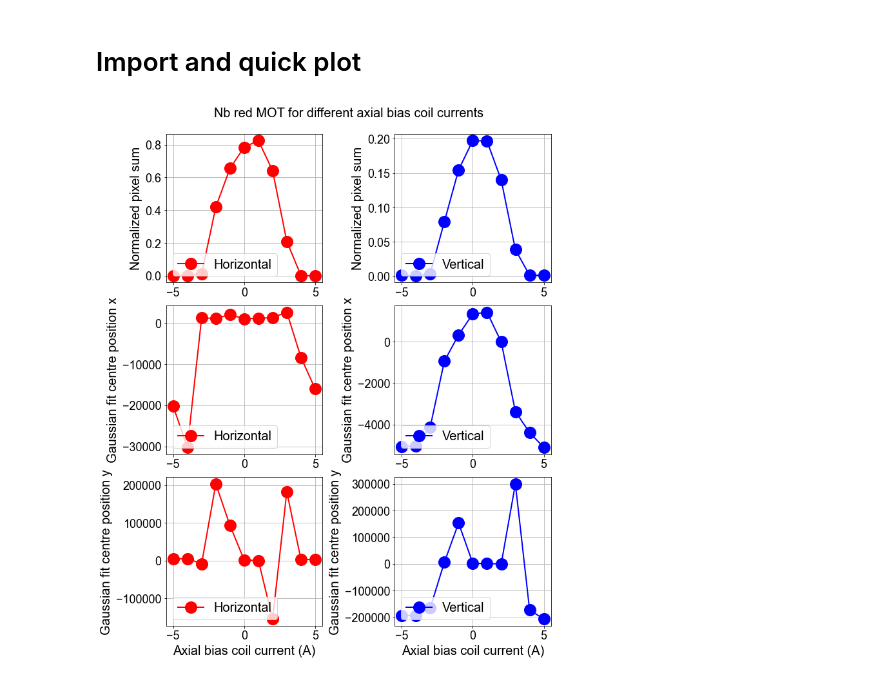
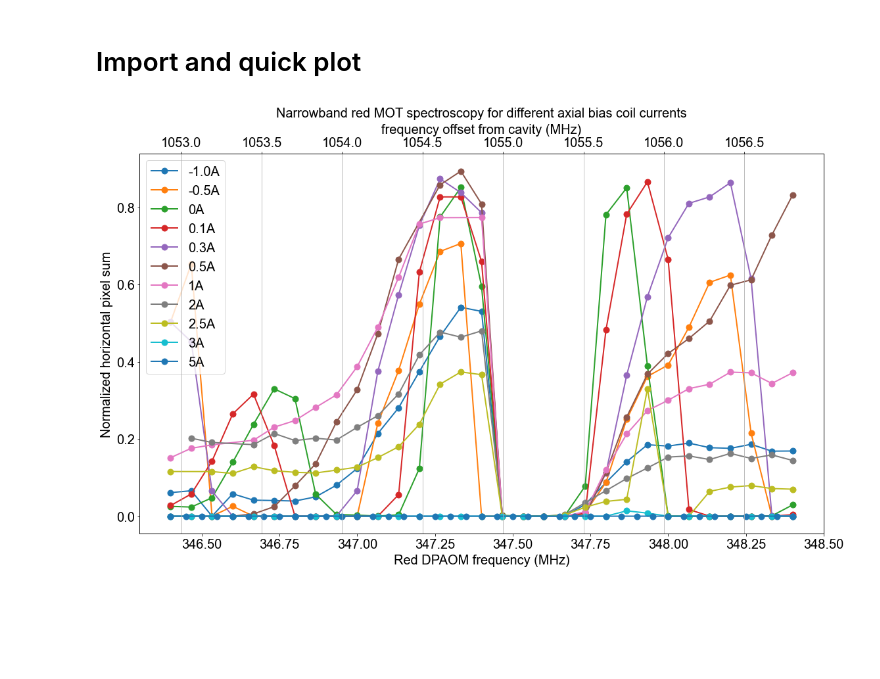
Before and after one commit to hsuchungchuan/Projects, a Jupyter notebook: 241112 NbRedMOTBiasCoilSpectroscopy/Quick_plot.ipynb, the cells around one changed output. Saved outputs shown, nothing was run; the diff lists cells and outputs as text; code cells hidden in the pictures; blank space fills up the shorter version.

Commit message:
241112 Nice plot done

```diff
--- a/241112 NbRedMOTBiasCoilSpectroscopy/Quick_plot.ipynb
+++ b/241112 NbRedMOTBiasCoilSpectroscopy/Quick_plot.ipynb
@@ -151,100 +151,42 @@ with h5py.File(file_path, 'r') as h5file:
 # Plotting the data#
 plt.figure(figsize=(16, 10))
 
-plt.plot(x_minus1A/1e6, y_minus1A/10, 'o-', markersize=18, linewidth=2,label='-1.0A')
-plt.plot(x_minus0pt5A/1e6, y_minus0pt5A/10, 'o-', markersize=18, linewidth=2,label='-0.5A')
+plt.plot(x_minus1A/1e6, y_minus1A/10, '.-', markersize=18, linewidth=2,label='-1.0A')
+plt.plot(x_minus0pt5A/1e6, y_minus0pt5A/10, '.-', markersize=18, linewidth=2,label='-0.5A')
 plt.plot(x_0A/1e6, y_0A/10, '.-', markersize=18, linewidth=2,label='0A')
 plt.plot(x_0pt1A/1e6, y_0pt1A/10, '.-', markersize=18, linewidth=2,label='0.1A')
 plt.plot(x_0pt3A/1e6, y_0pt3A/10, '.-', markersize=18, linewidth=2,label='0.3A')
 plt.plot(x_0pt5A/1e6, y_0pt5A/10, '.-', markersize=18, linewidth=2,label='0.5A')
 plt.plot(x_1A/1e6, y_1A/10, '.-', markersize=18, linewidth=2,label='1A')
 plt.plot(x_2A/1e6, y_2A/10, '.-', markersize=18, linewidth=2,label='2A')
 plt.plot(x_2pt5A/1e6, y_2pt5A/10, '.-', markersize=18, linewidth=2,label='2.5A')
 plt.plot(x_3A/1e6, y_3A/10, '.-', markersize=18, linewidth=2,label='3A')
 plt.plot(x_5A/1e6, y_5A/10, '.-', markersize=18, linewidth=2,label='5A')
 
 
 
 # plt.title('nb red mot 0A normalized pixel sum vs dpaom frequency\n mirny 460MHz mod width 10MHz +2.0A for axial', fontsize=20, pad=20)
 # Increase tick label size
 plt.tick_params(axis='both', which='major', labelsize=20)
-plt.xlabel('dpaom frequency (MHz)', fontsize=20)
-plt.ylabel('normalized pixel sum horizontal camera', fontsize=20)
+plt.xlabel('Red DPAOM frequency (MHz)', fontsize=20)
+plt.ylabel('Normalized horizontal pixel sum', fontsize=20)
 plt.legend(fontsize=20)
 ax2 = plt.twiny()
 frequencyoffsetfromcavity = x_2A/1e6 *2 + 460 - 100
 ax2.plot(frequencyoffsetfromcavity, y_2A/10, 'o-', alpha=0)  # Large dots and connected points
 ax2.set_xlabel('frequency offset from cavity (MHz)', fontsize=20)
 ax2.tick_params(axis='x', which='major', labelsize=20)
 
+plt.title('Narrowband red MOT spectroscopy for different axial bias coil currents', fontsize=20, pad=10)
+
 #plt.xlim(340, 360)
 # plt.ylim(-0.05,0.95)
 plt.grid(True)
 # Adjust layout to prevent cut off
-# plt.tight_layout()
+plt.tight_layout()
 # Save the plot with 300 DPI
-# plt.savefig('atomtransfer_vs_amplitude_20241013.png', dpi=300)
+plt.savefig('241112 Narrowband red MOT spectroscopy for different axial bias coil current.pdf', dpi=1200)
 
 plt.show()
+# %% [output]
+[figure, added]
-# %%
-file_path = r"Z:\AION\Data\2024\11\06\rough_bias_coil_mikemariame_axial\000016667-MeasureRedMOT.h5"
-# Open the HDF5 file to extract the relevant datasets
-with h5py.File(file_path, 'r') as h5file:
-    # Extracting the axis and data for plotting
-    x_data = h5file['datasets/ndscan.rid_16667.points.axis_0'][:]
-    current = np.linspace(5,-5,11)
-    horizontal_pixel_sum = h5file['datasets/ndscan.rid_16667.points.channel_red_mot_normalised_bg_corrected_img_sum_horiz'][:]
-    vertical_pixel_sum = h5file['datasets/ndscan.rid_16667.points.channel_red_mot_normalised_bg_corrected_img_sum_vert'][:]
-    horizontal_camera_fit_pos_x = h5file['datasets/ndscan.rid_16667.points.channel_gaussian_fit_centre_x_horiz'][:]
-    horizontal_camera_fit_pos_y = h5file['datasets/ndscan.rid_16667.points.channel_gaussian_fit_centre_y_horiz'][:]
-    vertical_camera_fit_pos_x = h5file['datasets/ndscan.rid_16667.points.channel_gaussian_fit_centre_x_vert'][:]
-    vertical_camera_fit_pos_y = h5file['datasets/ndscan.rid_16667.points.channel_gaussian_fit_centre_y_vert'][:]
-
-import matplotlib.pyplot as plt
-
-# Create a 3x2 grid of subplots
-fig, axs = plt.subplots(3, 2, figsize=(10, 12))
-
-# Make the left column share the same x-axis
-for ax in axs[:, 0]:
-    ax.sharex(axs[0, 0])
-
-# Make the right column share the same x-axis
-for ax in axs[:, 1]:
-    ax.sharex(axs[0, 1])
-
-axs[0,0].plot(current, horizontal_pixel_sum/10,'o-', markersize=18, linewidth=2, label='Horizontal',color='red')
-axs[0,0].set_ylabel('Normalized pixel sum',fontsize=20)
-
-axs[0,1].plot(current, vertical_pixel_sum/10,'o-', markersize=18, linewidth=2, label='Vertical',color='blue')
-axs[0,1].set_ylabel('Normalized pixel sum',fontsize=20)
-
-axs[1,0].plot(current, horizontal_camera_fit_pos_x,'o-', markersize=18, linewidth=2, label='Horizontal',color='red')
-axs[1,0].set_ylabel('Gaussian fit centre position x',fontsize=20)
-
-axs[1,1].plot(current, vertical_camera_fit_pos_x,'o-', markersize=18, linewidth=2, label='Vertical',color='blue')
-axs[1,1].set_ylabel('Gaussian fit centre position x',fontsize=20)
-
-axs[2,0].plot(current, horizontal_camera_fit_pos_y,'o-', markersize=18, linewidth=2, label='Horizontal',color='red')
-axs[2,0].set_ylabel('Gaussian fit centre position y',fontsize=20)
-
-axs[2,1].plot(current, vertical_camera_fit_pos_y,'o-', markersize=18, linewidth=2, label='Vertical',color='blue')
-axs[2,1].set_ylabel('Gaussian fit centre position y',fontsize=20)
-
-axs[2,0].set_xlabel('Axial bias coil current (A)',fontsize=20)
-axs[2,1].set_xlabel('Axial bias coil current (A)',fontsize=20)
-
-fig.suptitle('Nb red MOT for different axial bias coil currents',fontsize=20,x=0.55,y=1.00)
-
-for i in range(3):
-    for j in range(2):
-        axs[i,j].grid(True)
-        # axs[i,j].tick_params(direction='in')
-        axs[i,j].legend(fontsize=20,loc='lower left')
-
-# Adjust layout
-plt.tight_layout()
-# plt.show()
-plt.savefig('Nb red MOT for different axial bias coil currents.pdf', dpi=1200)
-# %% [output]
-[figure, removed]
```
Also changed, not shown: parts of 2 cells of this notebook, 1 other file.
